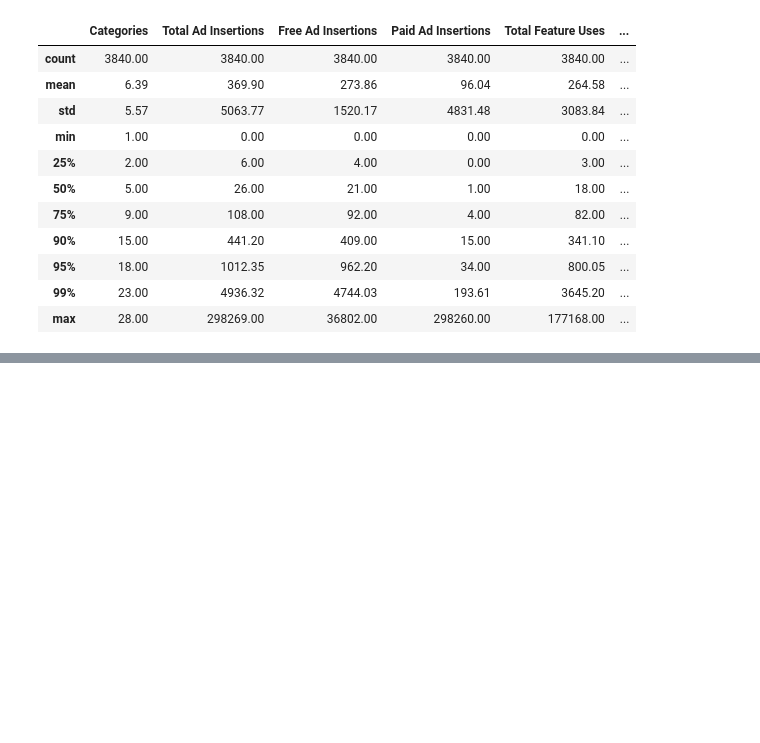
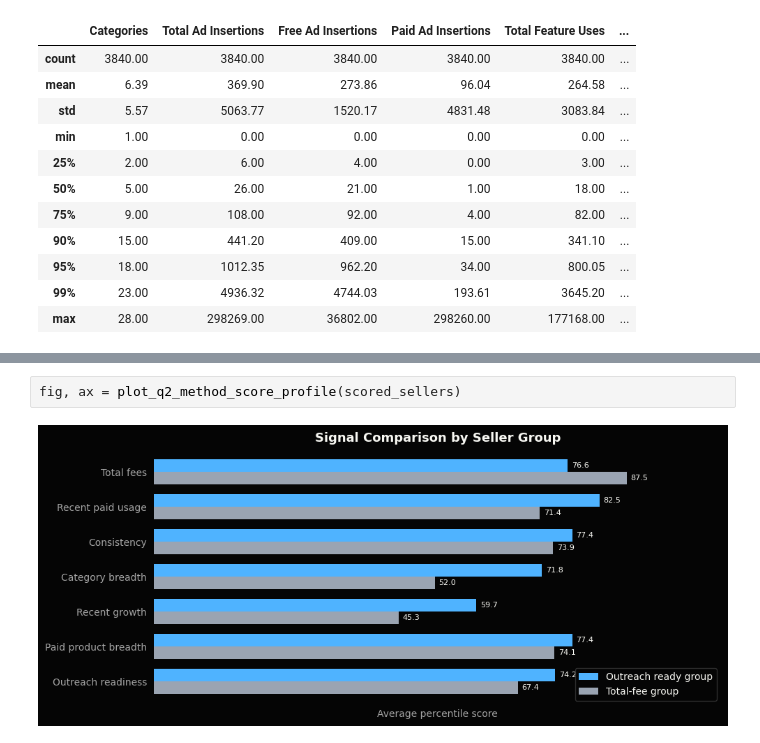
Before and after one commit to omer-t/marktplaats-assignment, a Jupyter notebook: assignments/smb_bundles/q2_prioritize.ipynb, the cells around one changed output, grey strips where cells are left out. Cells and saved outputs as stored; diff of their text form; blank space fills up the shorter version.

```diff
--- a/assignments/smb_bundles/q2_prioritize.ipynb
+++ b/assignments/smb_bundles/q2_prioritize.ipynb
@@ -208,3 +209,7 @@ q2_method_comparison_display(scored_sellers)
+# %%
+fig, ax = plot_q2_method_score_profile(scored_sellers)
+# %% [output]
+[figure, added]
 # %%
 fig, ax = plot_q2_method_overlap_venn(scored_sellers)
 # %% [output]
```
Also changed, not shown: parts of 31 cells of this notebook, 8 other files.
